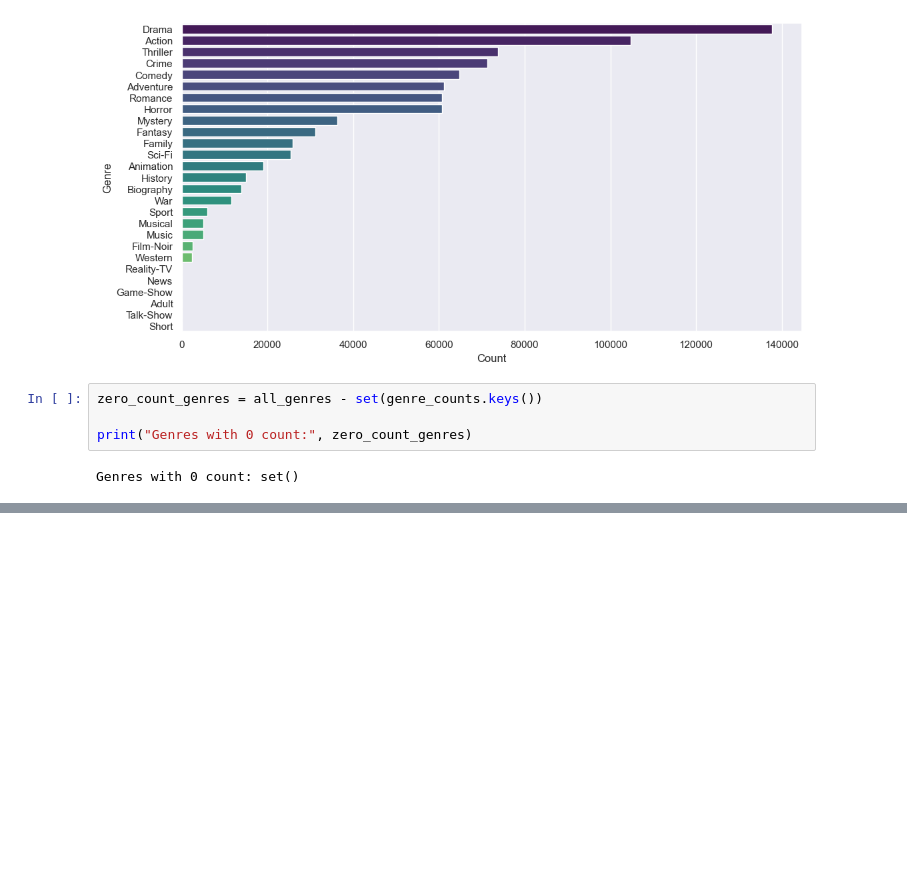
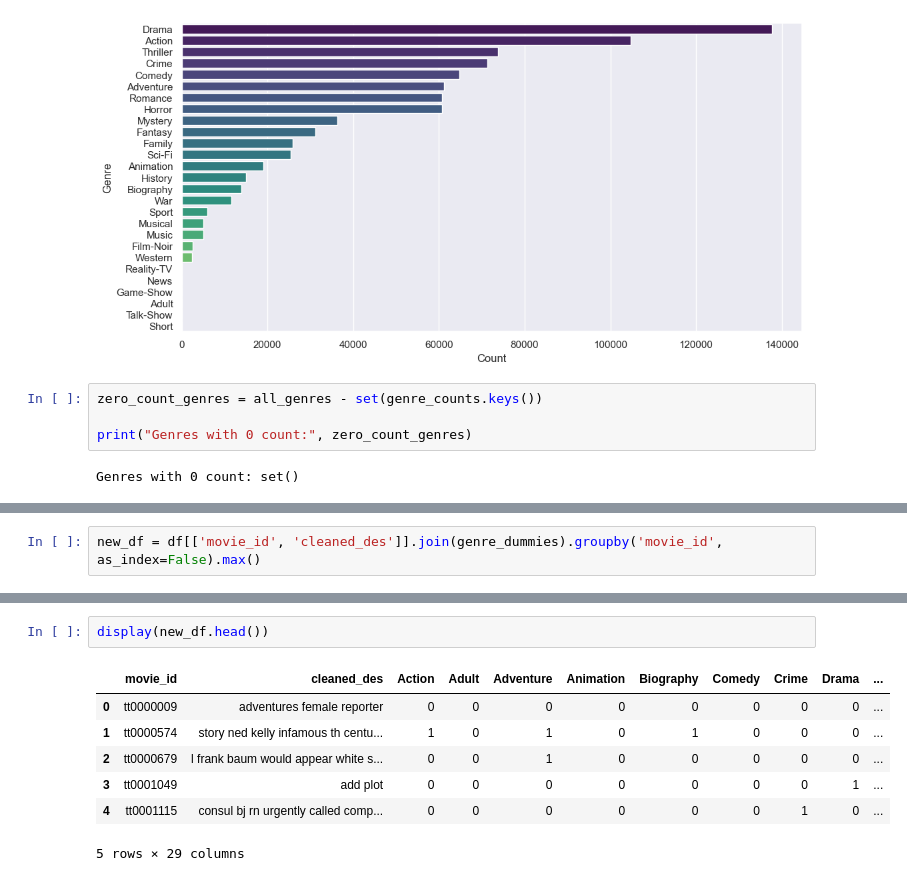
Before and after one commit to AbhAy120204/movie-classification, a Jupyter notebook: 1.ipynb, the cells around one changed output, grey strips where cells are left out. Saved outputs shown, nothing was run; the diff lists cells and outputs as text; blank space fills up the shorter version.

```diff
--- a/1.ipynb
+++ b/1.ipynb
@@ -144,0 +220,2 @@ Genres with 0 count: set()
+# %%
+new_df = df[['movie_id', 'cleaned_des']].join(genre_dummies).groupby('movie_id', as_index=False).max()
@@ -144,0 +230,10 @@ Genres with 0 count: set()
+# %%
+display(new_df.head())
+# %% [output]
+|  | movie_id | cleaned_des | Action | Adult | Adventure | Animation | Biography | Comedy | Crime | Drama | ... |
+| 0 | tt0000009 | adventures female reporter | 0 | 0 | 0 | 0 | 0 | 0 | 0 | 0 | ... |
+| 1 | tt0000574 | story ned kelly infamous th centu... | 1 | 0 | 1 | 0 | 1 | 0 | 0 | 0 | ... |
+| 2 | tt0000679 | l frank baum would appear white s... | 0 | 0 | 1 | 0 | 0 | 0 | 0 | 0 | ... |
+| 3 | tt0001049 | add plot | 0 | 0 | 0 | 0 | 0 | 0 | 0 | 1 | ... |
+| 4 | tt0001115 | consul bj rn urgently called comp... | 0 | 0 | 0 | 0 | 0 | 0 | 1 | 0 | ... |
+5 rows × 29 columns
```
Also changed, not shown: parts of 13 cells of this notebook.
